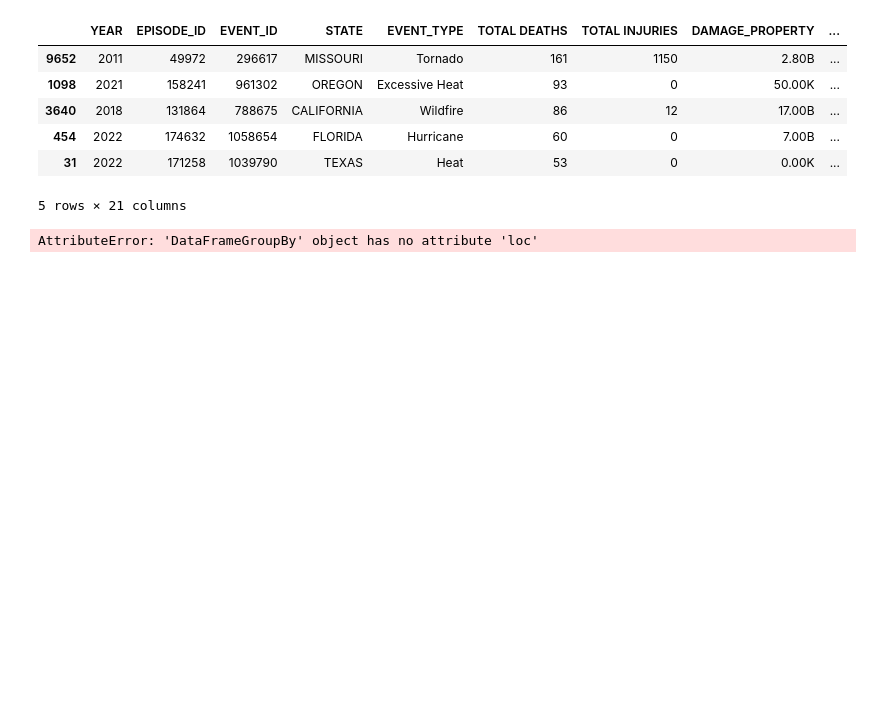
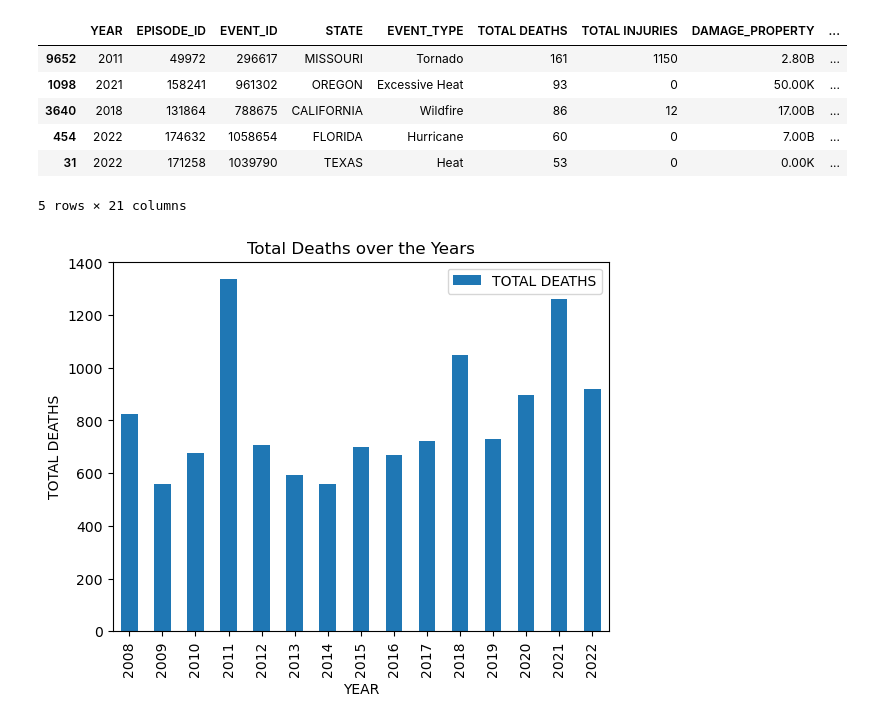
Before and after one commit to elizabethmorgan26/team1, a Jupyter notebook: mergestorm.ipynb, the cells around one changed output. Cells and saved outputs as stored; diff of their text form; code cells hidden in the pictures; blank space fills up the shorter version.

```diff
--- a/mergestorm.ipynb
+++ b/mergestorm.ipynb
@@ -271,18 +343,19 @@ groupbynarrow_df.head()
 | 454 | 2022 | 174632 | 1058654 | FLORIDA | Hurricane | 60 | 0 | 7.00B | ... |
 | 31 | 2022 | 171258 | 1039790 | TEXAS | Heat | 53 | 0 | 0.00K | ... |
 5 rows × 21 columns
-# %%
-groupbynarrow_df.loc[groupbynarrow_df["TOTAL DEATHS"] == 0,:]
-# %% [output]
-AttributeError: 'DataFrameGroupBy' object has no attribute 'loc'
+# %%
+deathsbyyear = reordernarrow_df[["YEAR", "TOTAL DEATHS"]].groupby("YEAR").sum()
+deathsbyyear
+injuriesbyyear =  reordernarrow_df[["YEAR", "TOTAL INJURIES"]].groupby("YEAR").sum()
+damagebyyear = reordernarrow_df[["YEAR", "TOTAL DAMAGES"]].groupby("YEAR").sum()
 # %%
 # Create a scatter plot for total deaths over the years
-plt.figure(figsize=(12, 6))
-plt.scatter(groupbynarrow_df['YEAR'], groupbynarrow_df['TOTAL DEATHS'], alpha=0.5)
+deathsbyyear.plot(kind = "bar")
 plt.title('Total Deaths over the Years')
 plt.xlabel('YEAR')
 plt.ylabel('TOTAL DEATHS')
-plt.grid(True)
 plt.show()
+# %% [output]
+[figure, added]
 # %%
 # Create a scatter plot for total injuries over the years
```
Also changed, not shown: parts of 19 cells of this notebook, 2 other files.
